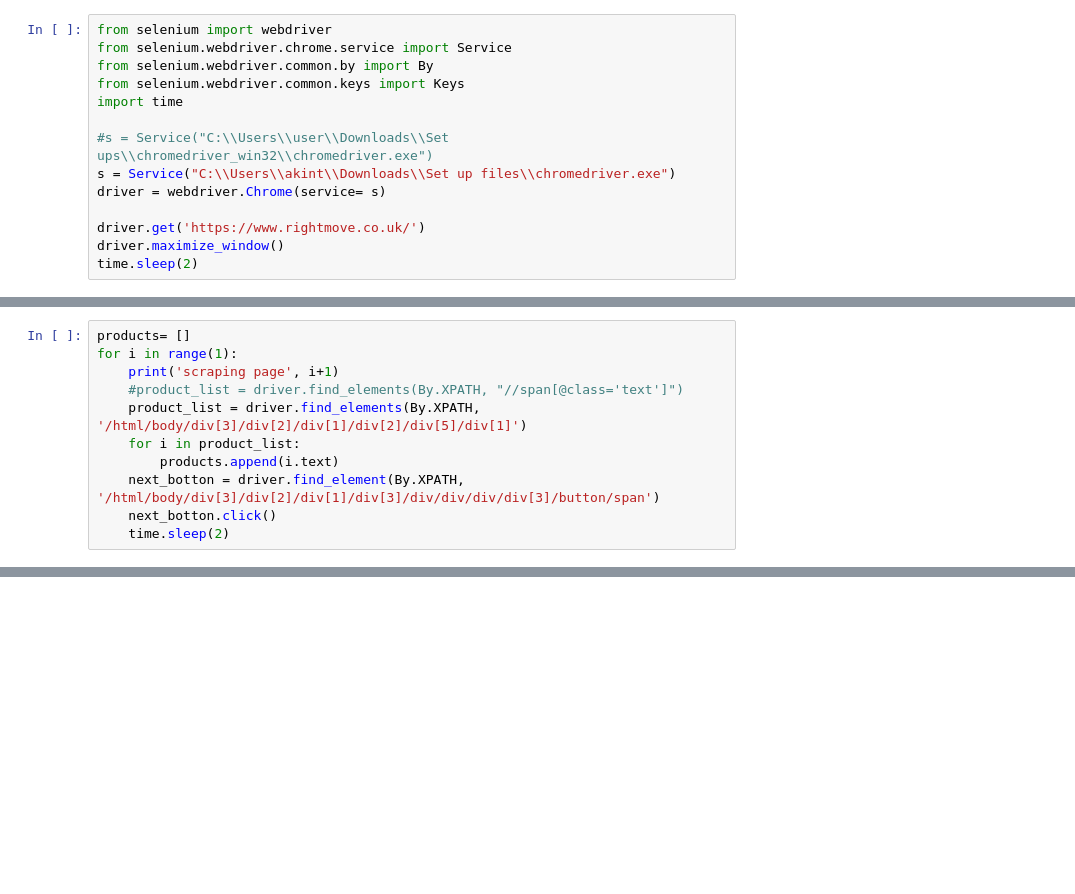
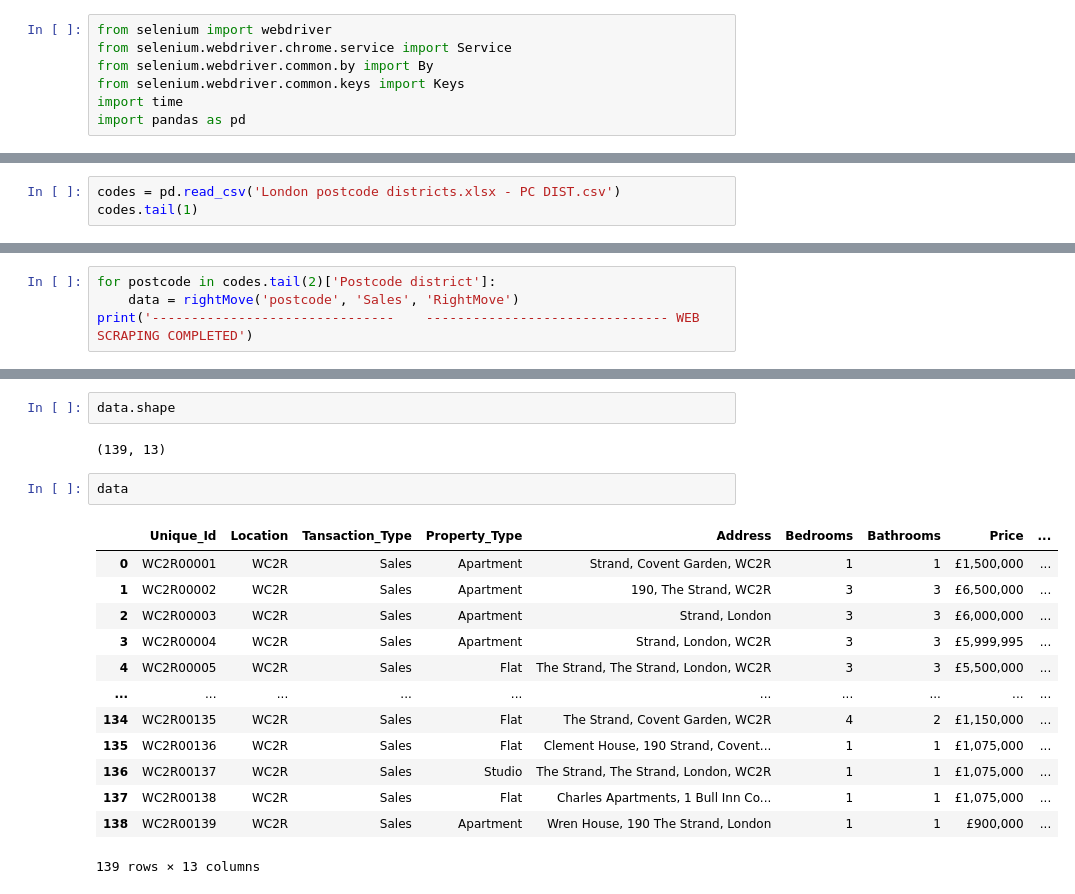
Before and after one commit to Timmtet/Data-Gathering, a Jupyter notebook: Selenium.ipynb, the cells around one changed output, grey strips where cells are left out. Saved outputs shown, nothing was run; the diff lists cells and outputs as text; blank space fills up the shorter version.

```diff
--- a/Selenium.ipynb
+++ b/Selenium.ipynb
@@ -4,11 +4,4 @@ from selenium.webdriver.chrome.service import Service
 from selenium.webdriver.common.by import By
 from selenium.webdriver.common.keys import Keys
 import time
-
-#s = Service("C:\\Users\\user\\Downloads\\Set ups\\chromedriver_win32\\chromedriver.exe")
-s = Service("C:\\Users\\akint\\Downloads\\Set up files\\chromedriver.exe")
-driver = webdriver.Chrome(service= s)
-
-driver.get('https://www.rightmove.co.uk/')
-driver.maximize_window()
-time.sleep(2)
+import pandas as pd
@@ -27,11 +7,0 @@ next_botton = driver.find_element(By.XPATH, '/html/body/div[3]/div[2]/div[1]/div
-# %%
-products= []
-for i in range(1):
-    print('scraping page', i+1)
-    #product_list = driver.find_elements(By.XPATH, "//span[@class='text']")
-    product_list = driver.find_elements(By.XPATH, '/html/body/div[3]/div[2]/div[1]/div[2]/div[5]/div[1]')
-    for i in product_list:
-        products.append(i.text)
-    next_botton = driver.find_element(By.XPATH, '/html/body/div[3]/div[2]/div[1]/div[3]/div/div/div/div[3]/button/span')
-    next_botton.click()
-    time.sleep(2)
@@ -47,0 +8,3 @@ print(products)
+# %%
+codes = pd.read_csv('London postcode districts.xlsx - PC DIST.csv')
+codes.tail(1)
@@ -47,0 +91,4 @@ print(products)
+# %%
+for postcode in codes.tail(2)['Postcode district']:
+    data = rightMove('postcode', 'Sales', 'RightMove')
+print('-------------------------------    ------------------------------- WEB SCRAPING COMPLETED')
@@ -47,0 +108,20 @@ print(products)
+# %%
+data.shape
+# %% [output]
+(139, 13)
+# %%
+data
+# %% [output]
+|  | Unique_Id | Location | Tansaction_Type | Property_Type | Address | Bedrooms | Bathrooms | Price | ... |
+| 0 | WC2R00001 | WC2R | Sales | Apartment | Strand, Covent Garden, WC2R | 1 | 1 | £1,500,000 | ... |
+| 1 | WC2R00002 | WC2R | Sales | Apartment | 190, The Strand, WC2R | 3 | 3 | £6,500,000 | ... |
+| 2 | WC2R00003 | WC2R | Sales | Apartment | Strand, London | 3 | 3 | £6,000,000 | ... |
+| 3 | WC2R00004 | WC2R | Sales | Apartment | Strand, London, WC2R | 3 | 3 | £5,999,995 | ... |
+| 4 | WC2R00005 | WC2R | Sales | Flat | The Strand, The Strand, London, WC2R | 3 | 3 | £5,500,000 | ... |
+| ... | ... | ... | ... | ... | ... | ... | ... | ... | ... |
+| 134 | WC2R00135 | WC2R | Sales | Flat | The Strand, Covent Garden, WC2R | 4 | 2 | £1,150,000 | ... |
+| 135 | WC2R00136 | WC2R | Sales | Flat | Clement House, 190 Strand, Covent... | 1 | 1 | £1,075,000 | ... |
+| 136 | WC2R00137 | WC2R | Sales | Studio | The Strand, The Strand, London, WC2R | 1 | 1 | £1,075,000 | ... |
+| 137 | WC2R00138 | WC2R | Sales | Flat | Charles Apartments, 1 Bull Inn Co... | 1 | 1 | £1,075,000 | ... |
+| 138 | WC2R00139 | WC2R | Sales | Apartment | Wren House, 190 The Strand, London | 1 | 1 | £900,000 | ... |
+139 rows × 13 columns
```
Also changed, not shown: parts of 15 cells of this notebook, 1 other file.
